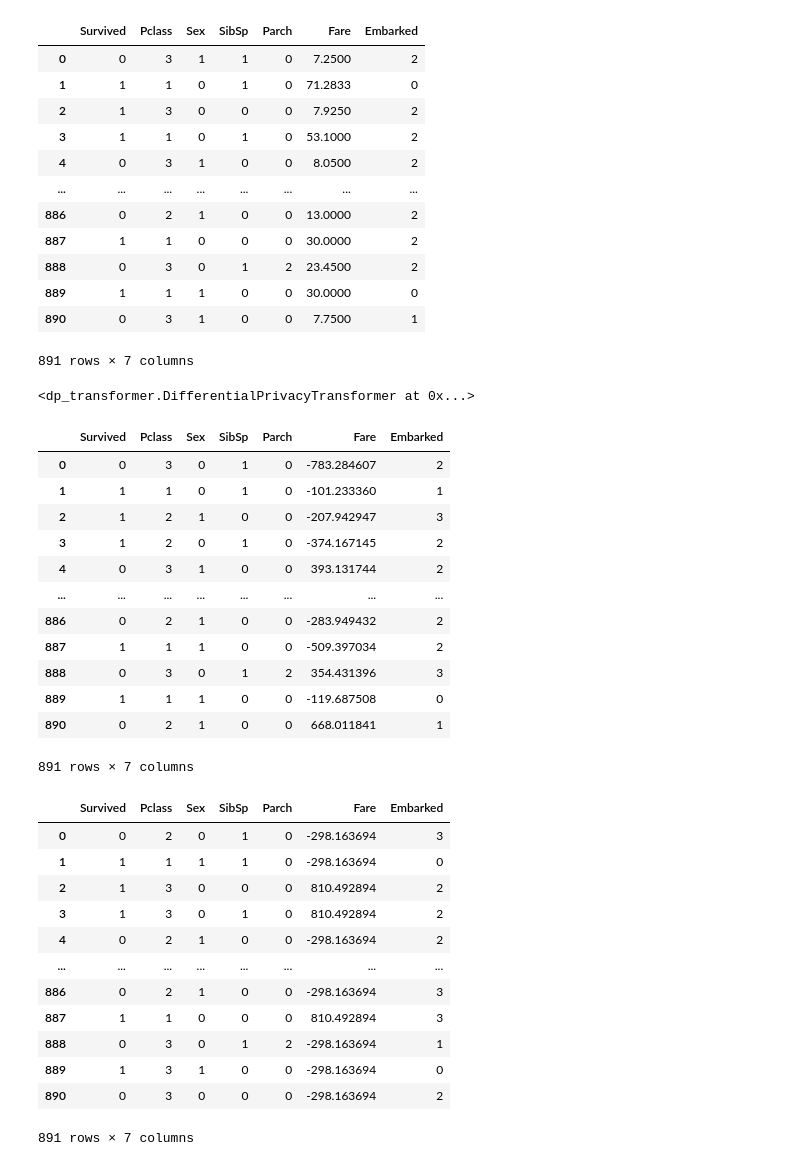
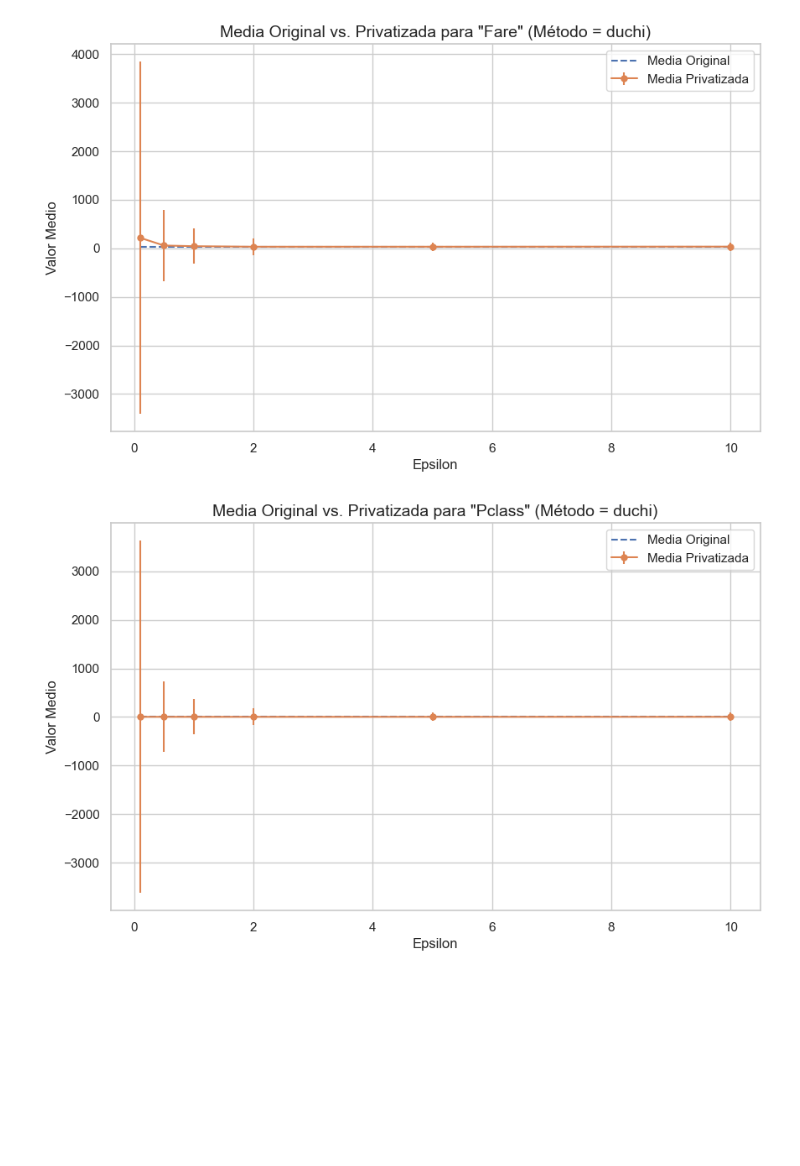
Before and after one commit to davidsmoreno/DifPrivHealthCostPredict, a Jupyter notebook: python_class/Titanic_class.ipynb, the cells around one changed output. Saved outputs shown, nothing was run; the diff lists cells and outputs as text; code cells hidden in the pictures; blank space fills up the shorter version.

```diff
--- a/python_class/Titanic_class.ipynb
+++ b/python_class/Titanic_class.ipynb
@@ -3,59 +3,11 @@ import pandas as pd
 from dp_transformer import DifferentialPrivacyTransformer
 # %%
 df = pd.read_csv('../Titanic/bases/titanic_data_clean.csv')
-q_vars = ['Fare']
+q_vars = ['Fare', 'Pclass']
 c_vars = ['Pclass', 'Sex', 'Embarked']
 
-df
+dp_tr = DifferentialPrivacyTransformer(df, quantitative_vars=q_vars, categorical_vars=c_vars)
+dp_tr.plot_mean_vs_privatized(method='duchi')
 # %% [output]
-|  | Survived | Pclass | Sex | SibSp | Parch | Fare | Embarked |
-| 0 | 0 | 3 | 1 | 1 | 0 | 7.2500 | 2 |
-| 1 | 1 | 1 | 0 | 1 | 0 | 71.2833 | 0 |
-| 2 | 1 | 3 | 0 | 0 | 0 | 7.9250 | 2 |
-| 3 | 1 | 1 | 0 | 1 | 0 | 53.1000 | 2 |
-| 4 | 0 | 3 | 1 | 0 | 0 | 8.0500 | 2 |
-| ... | ... | ... | ... | ... | ... | ... | ... |
-| 886 | 0 | 2 | 1 | 0 | 0 | 13.0000 | 2 |
-| 887 | 1 | 1 | 0 | 0 | 0 | 30.0000 | 2 |
-| 888 | 0 | 3 | 0 | 1 | 2 | 23.4500 | 2 |
-| 889 | 1 | 1 | 1 | 0 | 0 | 30.0000 | 0 |
-| 890 | 0 | 3 | 1 | 0 | 0 | 7.7500 | 1 |
-891 rows × 7 columns
+[figure, added]
+[figure, added]
-# %%
-dp_tr = DifferentialPrivacyTransformer(df, quantitative_vars=q_vars, categorical_vars=c_vars)
-dp_tr
-# %% [output]
-<dp_transformer.DifferentialPrivacyTransformer at 0x...>
-# %%
-dp_tr.fit_quantitative(method='piecewise')
-dp_tr.fit_categorical()
-# %% [output]
-|  | Survived | Pclass | Sex | SibSp | Parch | Fare | Embarked |
-| 0 | 0 | 3 | 0 | 1 | 0 | -783.284607 | 2 |
-| 1 | 1 | 1 | 0 | 1 | 0 | -101.233360 | 1 |
-| 2 | 1 | 2 | 1 | 0 | 0 | -207.942947 | 3 |
-| 3 | 1 | 2 | 0 | 1 | 0 | -374.167145 | 2 |
-| 4 | 0 | 3 | 1 | 0 | 0 | 393.131744 | 2 |
-| ... | ... | ... | ... | ... | ... | ... | ... |
-| 886 | 0 | 2 | 1 | 0 | 0 | -283.949432 | 2 |
-| 887 | 1 | 1 | 1 | 0 | 0 | -509.397034 | 2 |
-| 888 | 0 | 3 | 0 | 1 | 2 | 354.431396 | 3 |
-| 889 | 1 | 1 | 1 | 0 | 0 | -119.687508 | 0 |
-| 890 | 0 | 2 | 1 | 0 | 0 | 668.011841 | 1 |
-891 rows × 7 columns
-# %%
-dp_tr.df_transformed
-# %% [output]
-|  | Survived | Pclass | Sex | SibSp | Parch | Fare | Embarked |
-| 0 | 0 | 2 | 0 | 1 | 0 | -298.163694 | 3 |
-| 1 | 1 | 1 | 1 | 1 | 0 | -298.163694 | 0 |
-| 2 | 1 | 3 | 0 | 0 | 0 | 810.492894 | 2 |
-| 3 | 1 | 3 | 0 | 1 | 0 | 810.492894 | 2 |
-| 4 | 0 | 2 | 1 | 0 | 0 | -298.163694 | 2 |
-| ... | ... | ... | ... | ... | ... | ... | ... |
-| 886 | 0 | 2 | 1 | 0 | 0 | -298.163694 | 3 |
-| 887 | 1 | 1 | 0 | 0 | 0 | 810.492894 | 3 |
-| 888 | 0 | 3 | 0 | 1 | 2 | -298.163694 | 1 |
-| 889 | 1 | 3 | 1 | 0 | 0 | -298.163694 | 0 |
-| 890 | 0 | 3 | 0 | 0 | 0 | -298.163694 | 2 |
-891 rows × 7 columns
```
Also changed, not shown: parts of 6 cells of this notebook, 4 other files.
